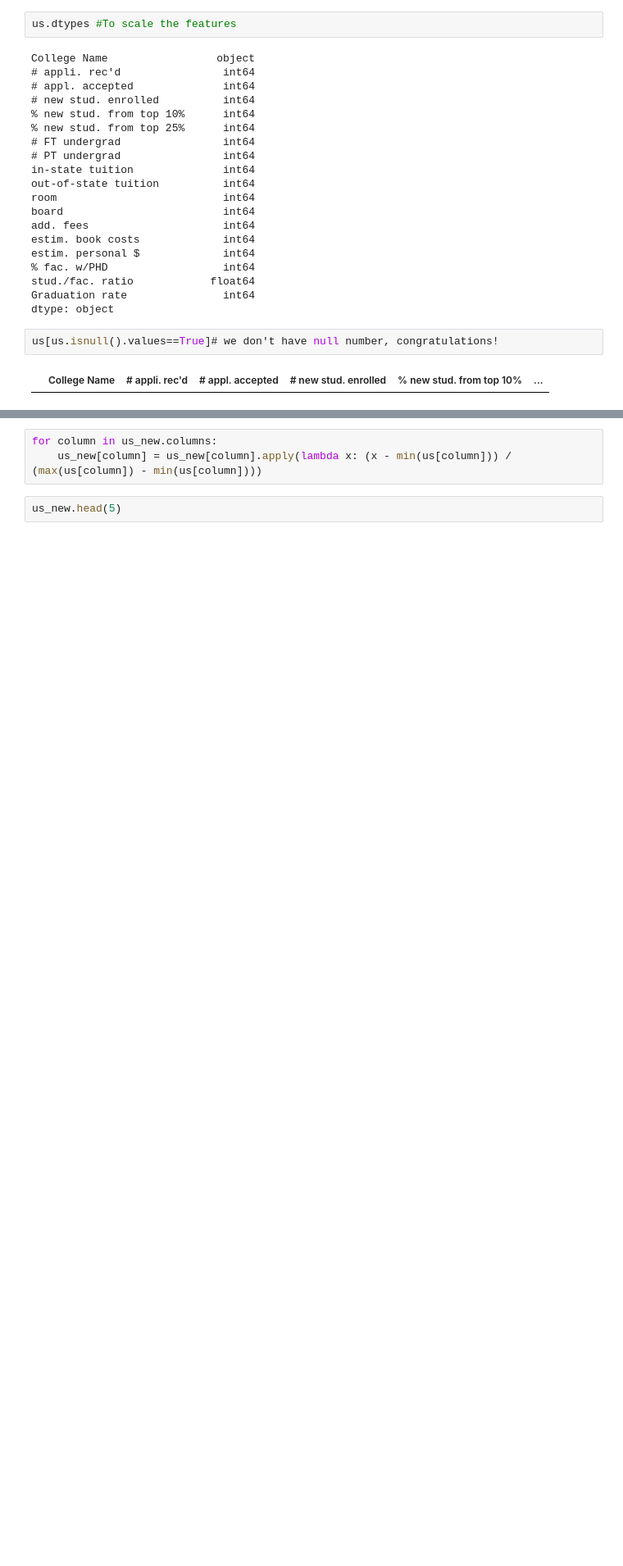
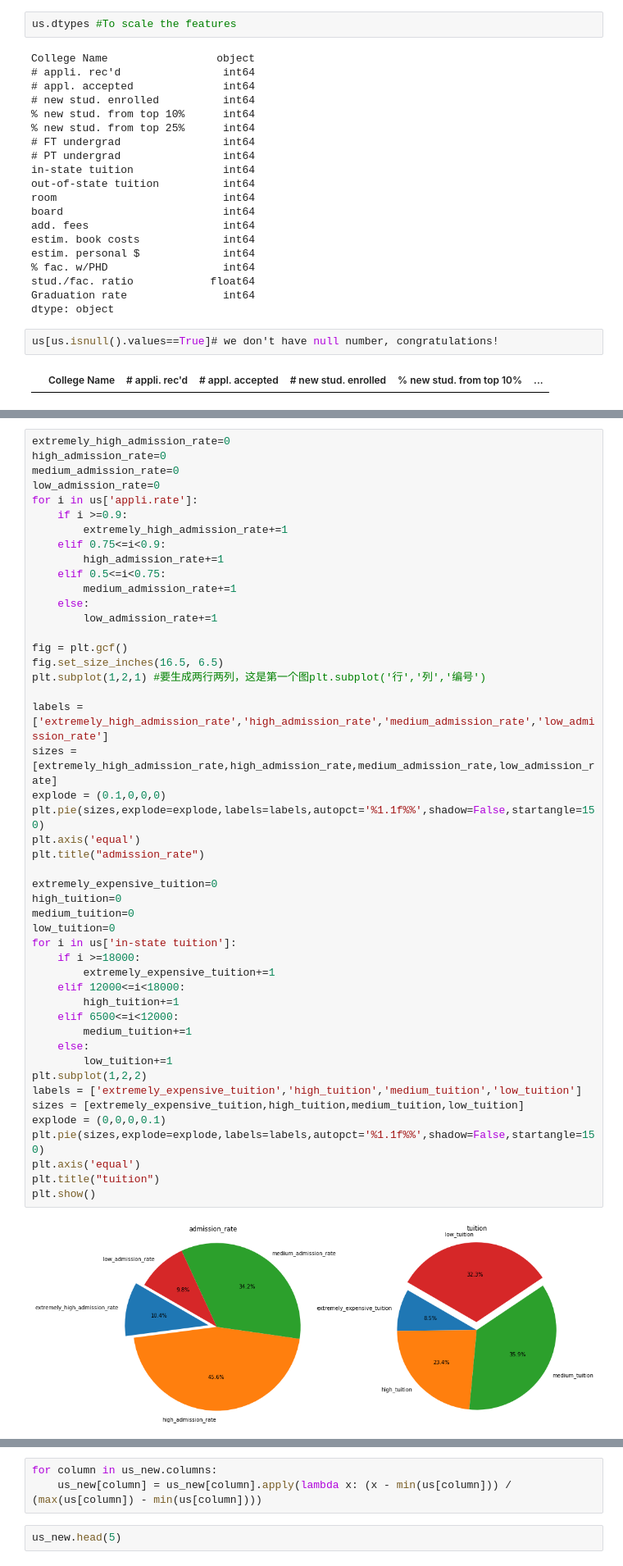
Before and after one commit to ZengHaijiang/American-College-Clustering, a Jupyter notebook: Problem 1.ipynb, the cells around one changed output, grey strips where cells are left out. Shown at 82% size. Cells and saved outputs as stored; diff of their text form; blank space fills up the shorter version.

```diff
--- a/Problem 1.ipynb
+++ b/Problem 1.ipynb
@@ -48,0 +96,49 @@ us[us.isnull().values==True]# we don't have null number, congratulations!
+# %%
+extremely_high_admission_rate=0
+high_admission_rate=0
+medium_admission_rate=0
+low_admission_rate=0
+for i in us['appli.rate']:
+    if i >=0.9:
+        extremely_high_admission_rate+=1
+    elif 0.75<=i<0.9:
+        high_admission_rate+=1
+    elif 0.5<=i<0.75:
+        medium_admission_rate+=1
+    else:
+        low_admission_rate+=1
+
+fig = plt.gcf()
+fig.set_size_inches(16.5, 6.5)
+plt.subplot(1,2,1) #要生成两行两列，这是第一个图plt.subplot('行','列','编号')
+
+labels = ['extremely_high_admission_rate','high_admission_rate','medium_admission_rate','low_admission_rate']
+sizes = [extremely_high_admission_rate,high_admission_rate,medium_admission_rate,low_admission_rate]
+explode = (0.1,0,0,0)
+plt.pie(sizes,explode=explode,labels=labels,autopct='%1.1f%%',shadow=False,startangle=150)
+plt.axis('equal')
+plt.title("admission_rate")
+
+extremely_expensive_tuition=0
+high_tuition=0
+medium_tuition=0
+low_tuition=0
+for i in us['in-state tuition']:
+    if i >=18000:
+        extremely_expensive_tuition+=1
+    elif 12000<=i<18000:
+        high_tuition+=1
+    elif 6500<=i<12000:
+        medium_tuition+=1
+    else:
+        low_tuition+=1
+plt.subplot(1,2,2)
+labels = ['extremely_expensive_tuition','high_tuition','medium_tuition','low_tuition']
+sizes = [extremely_expensive_tuition,high_tuition,medium_tuition,low_tuition]
+explode = (0,0,0,0.1)
+plt.pie(sizes,explode=explode,labels=labels,autopct='%1.1f%%',shadow=False,startangle=150)
+plt.axis('equal')
+plt.title("tuition")
+plt.show()
+# %% [output]
+[figure, added]
```
Also changed, not shown: parts of 25 cells of this notebook.
